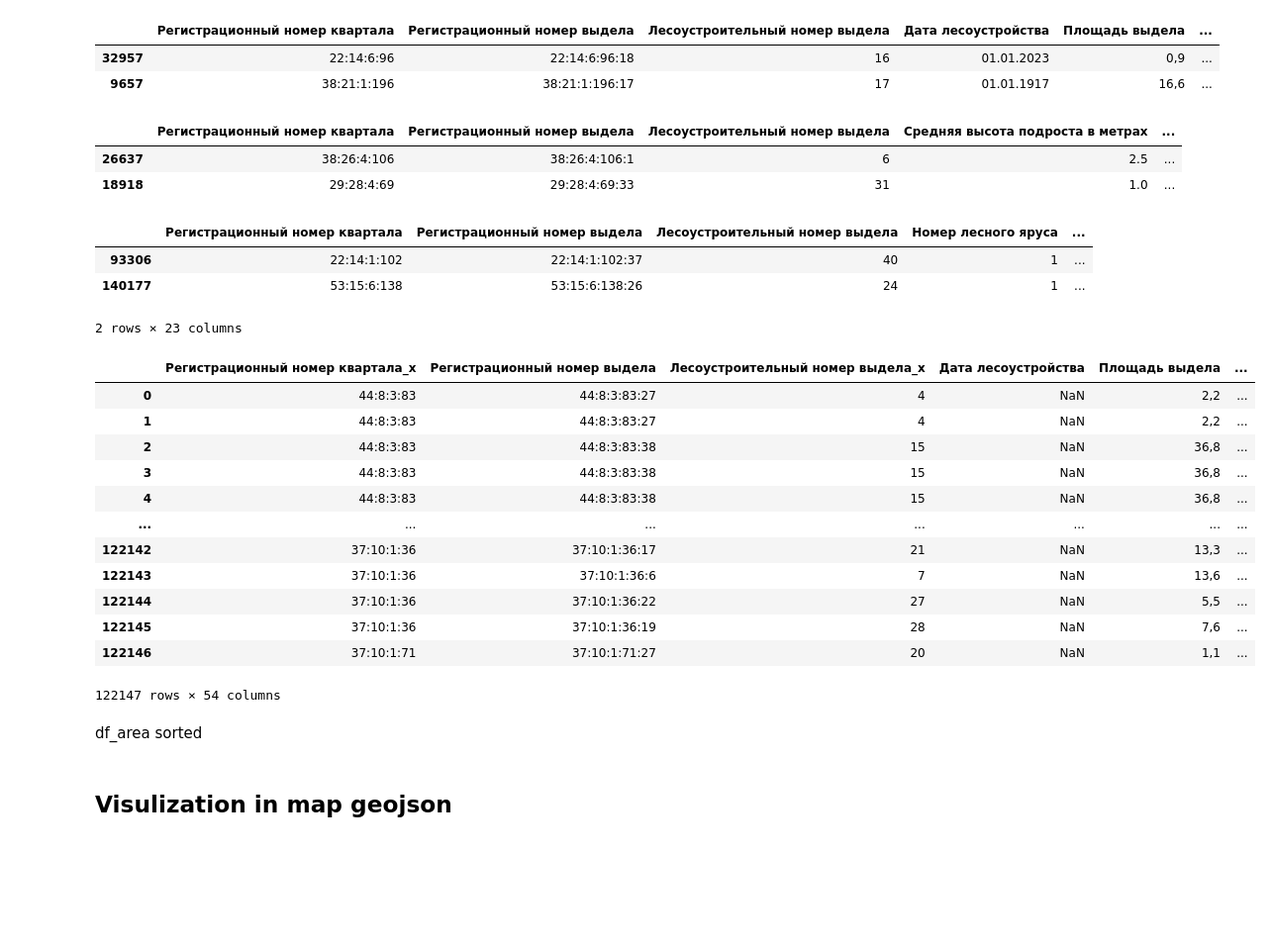
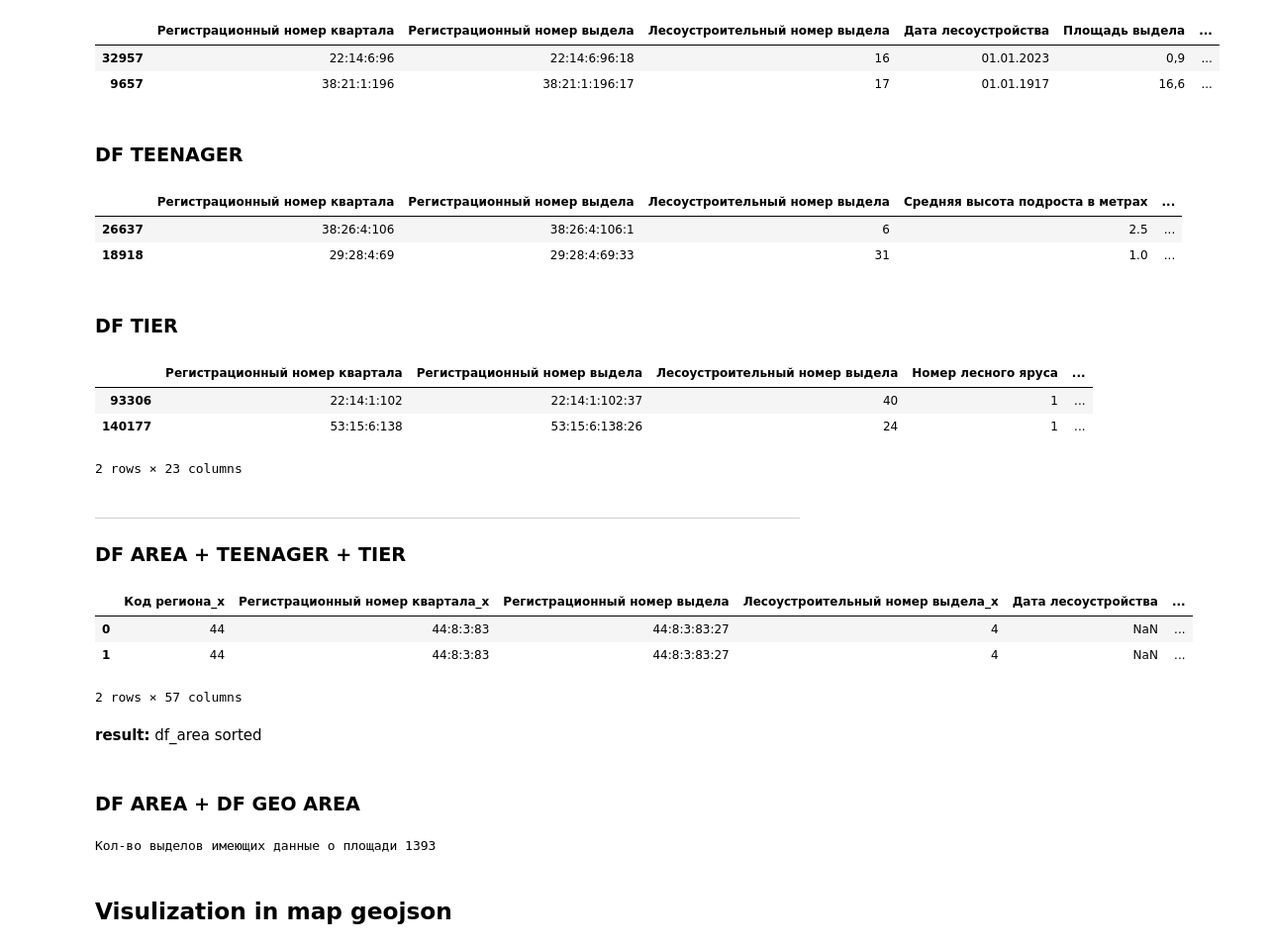
Before and after one commit to IKazarbekov/Forest-Hackathon, a Jupyter notebook: notebook/analyze_data.ipynb, the cells around one changed output. Shown at 99% size. Cells and saved outputs as stored; diff of their text form; code cells hidden in the pictures; blank space fills up the shorter version.

```diff
--- a/notebook/analyze_data.ipynb
+++ b/notebook/analyze_data.ipynb
@@ -59,12 +61,16 @@ df_area.sample(2)
 |  | Регистрационный номер квартала | Регистрационный номер выдела | Лесоустроительный номер выдела | Дата лесоустройства | Площадь выдела | ... |
 | 32957 | 22:14:6:96 | 22:14:6:96:18 | 16 | 01.01.2023 | 0,9 | ... |
 | 9657 | 38:21:1:196 | 38:21:1:196:17 | 17 | 01.01.1917 | 16,6 | ... |
+# %% [markdown]
+### DF TEENAGER
 # %%
 df_teenager.sample(2)
 # %% [output]
 |  | Регистрационный номер квартала | Регистрационный номер выдела | Лесоустроительный номер выдела | Средняя высота подроста в метрах | ... |
 | 26637 | 38:26:4:106 | 38:26:4:106:1 | 6 | 2.5 | ... |
 | 18918 | 29:28:4:69 | 29:28:4:69:33 | 31 | 1.0 | ... |
+# %% [markdown]
+### DF TIER
 # %%
 df_tier.sample(2)
 # %% [output]
@@ -72,24 +78,25 @@ df_tier.sample(2)
 | 93306 | 22:14:1:102 | 22:14:1:102:37 | 40 | 1 | ... |
 | 140177 | 53:15:6:138 | 53:15:6:138:26 | 24 | 1 | ... |
 2 rows × 23 columns
+# %% [markdown]
+---
+### DF AREA + TEENAGER + TIER
 # %%
-df_area.merge(df_teenager, on='Регистрационный номер выдела', how='inner').merge(df_tier, on='Регистрационный номер выдела', how='inner')
+df_area.merge(df_teenager, on='Регистрационный номер выдела', how='inner').merge(df_tier, on='Регистрационный номер выдела', how='inner').head(2)
 # %% [output]
-|  | Регистрационный номер квартала_x | Регистрационный номер выдела | Лесоустроительный номер выдела_x | Дата лесоустройства | Площадь выдела | ... |
-| 0 | 44:8:3:83 | 44:8:3:83:27 | 4 | NaN | 2,2 | ... |
-| 1 | 44:8:3:83 | 44:8:3:83:27 | 4 | NaN | 2,2 | ... |
-| 2 | 44:8:3:83 | 44:8:3:83:38 | 15 | NaN | 36,8 | ... |
-| 3 | 44:8:3:83 | 44:8:3:83:38 | 15 | NaN | 36,8 | ... |
-| 4 | 44:8:3:83 | 44:8:3:83:38 | 15 | NaN | 36,8 | ... |
-| ... | ... | ... | ... | ... | ... | ... |
-| 122142 | 37:10:1:36 | 37:10:1:36:17 | 21 | NaN | 13,3 | ... |
-| 122143 | 37:10:1:36 | 37:10:1:36:6 | 7 | NaN | 13,6 | ... |
-| 122144 | 37:10:1:36 | 37:10:1:36:22 | 27 | NaN | 5,5 | ... |
-| 122145 | 37:10:1:36 | 37:10:1:36:19 | 28 | NaN | 7,6 | ... |
-| 122146 | 37:10:1:71 | 37:10:1:71:27 | 20 | NaN | 1,1 | ... |
+|  | Код региона_x | Регистрационный номер квартала_x | Регистрационный номер выдела | Лесоустроительный номер выдела_x | Дата лесоустройства | ... |
+| 0 | 44 | 44:8:3:83 | 44:8:3:83:27 | 4 | NaN | ... |
+| 1 | 44 | 44:8:3:83 | 44:8:3:83:27 | 4 | NaN | ... |
-122147 rows × 54 columns
+2 rows × 57 columns
 # %% [markdown]
-df_area sorted
+**result:** df_area sorted
+# %% [markdown]
+### DF AREA + DF GEO AREA
+# %%
+df_area_and_geo_area = df_area.merge(df_geo_area, left_on='Регистрационный номер выдела', right_on='registration_no', how='inner')
+print(f'Кол-во выделов имеющих данные о площади {df_area_and_geo_area.shape[0]}')
+# %% [output]
+Кол-во выделов имеющих данные о площади 1393
 # %% [markdown]
 ## Visulization in map geojson
 # %%
```
Also changed, not shown: parts of 4 cells of this notebook, 3 other files.
